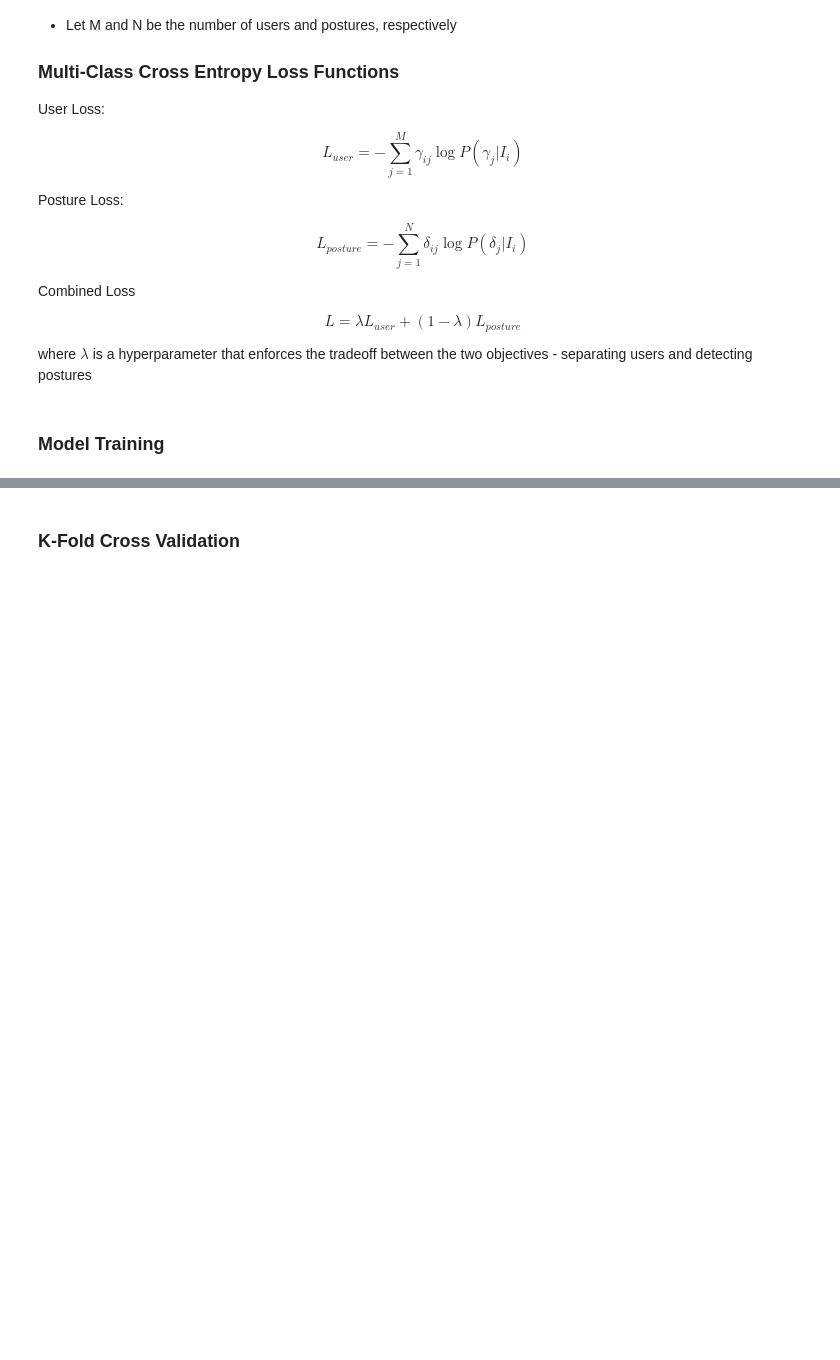
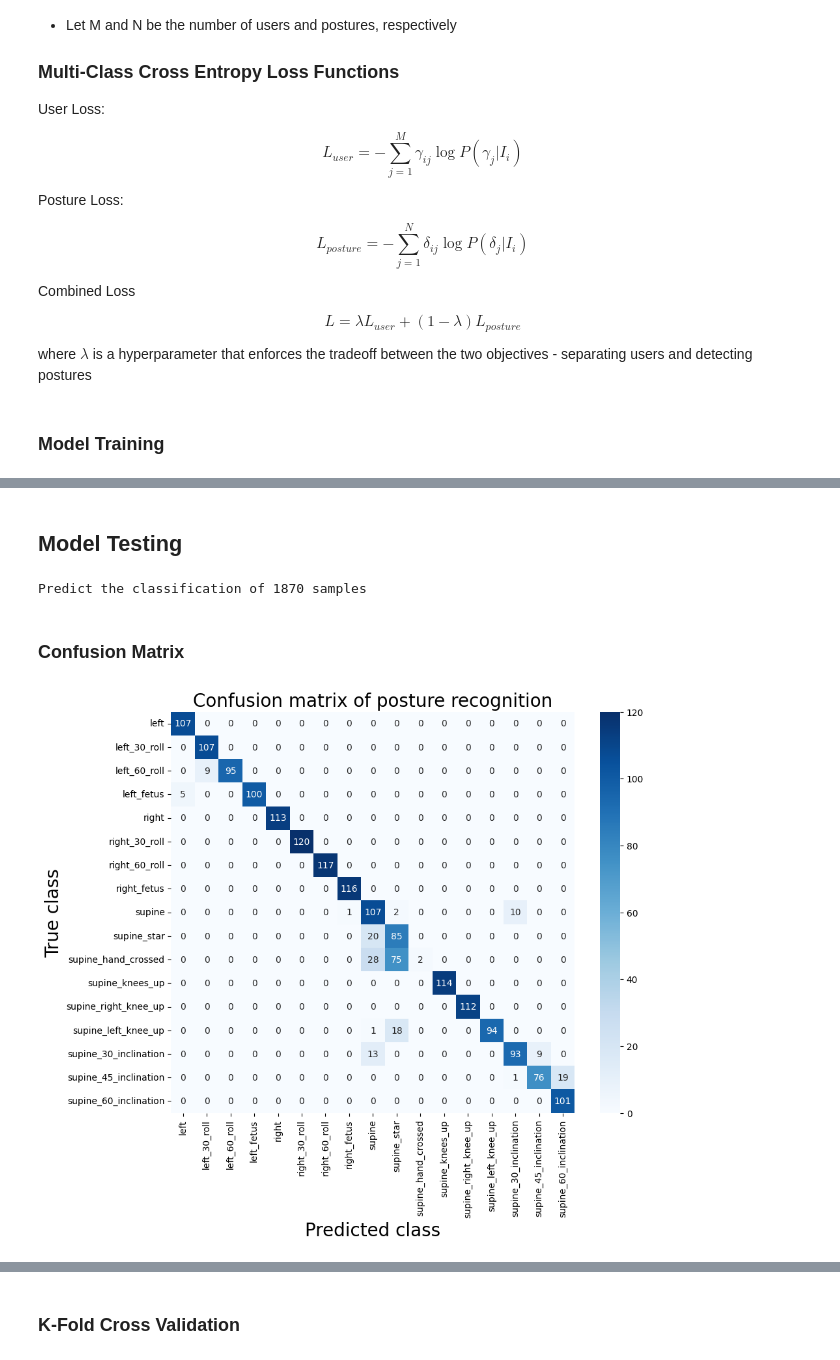
Before and after one commit to sofiapopetrogu/HDA, a Jupyter notebook: hda_project_new.ipynb, the cells around one changed output, grey strips where cells are left out. Cells and saved outputs as stored; diff of their text form; code cells hidden in the pictures; blank space fills up the shorter version.

```diff
--- a/hda_project_new.ipynb
+++ b/hda_project_new.ipynb
@@ -600,2 +600,48 @@ model_performance
 | Parameters | 529054.000 |
 | Model Size (MB) | 6.162 |
+# %% [markdown]
+## Model Testing
+# %%
+print(f'Predict the classification of {X_test.shape[0]} samples')
+y_pred_subject, y_pred_posture = model.predict(X_test)
+
+# Determine the predicted classes using argmax
+y_pred_posture = np.argmax(y_pred_posture, axis=1)
+y_pred_subject = np.argmax(y_pred_subject, axis=1)
+# %% [output]
+Predict the classification of 1870 samples
+# %% [markdown]
+### Confusion Matrix
+# %%
+# Sort position labels: left, right, supine
+
+positions_ii_sorted = ['left', 'left_30_roll', 'left_60_roll', 'left_fetus', 'right', 'right_30_roll', 'right_60_roll', 'right_fetus', 'supine', 'supine_star', 'supine_hand_crossed', 'supine_knees_up', 'supine_right_knee_up', 'supine_left_knee_up',  'supine_30_inclination', 'supine_45_inclination', 'supine_60_inclination']
+
+# indices of the sorted positions
+positions_ii_sorted_indices = [positions_ii.index(position)-1 for position in positions_ii_sorted]
+# %%
+y_true = np.argmax(y_test, axis=1)
+label_s_true = np.argmax(label_s_test, axis=1)
+# %%
+posture_cm = confusion_matrix(y_true=y_true, y_pred=y_pred_posture, labels=positions_ii_sorted_indices)
+
+fig = plt.figure(figsize=(10, 8))
+ax = plt.subplot()
+sns.heatmap(posture_cm, annot=True, ax = ax, fmt = 'g',cmap='Blues')
+
+# labels, title and ticks
+ax.set_xlabel('Predicted class', fontsize=20)
+ax.xaxis.set_label_position('bottom')
+plt.xticks(rotation=90)
+ax.xaxis.set_ticklabels(positions_ii_sorted, fontsize = 10)
+ax.xaxis.tick_bottom()
+
+ax.set_ylabel('True class', fontsize=20)
+ax.yaxis.set_ticklabels(positions_ii_sorted, fontsize = 10)
+plt.yticks(rotation=0)
+
+plt.title('Confusion matrix of posture recognition', fontsize=20)
+
+plt.show()
+# %% [output]
+[figure, added]
```
Also changed, not shown: parts of 3 cells of this notebook.
